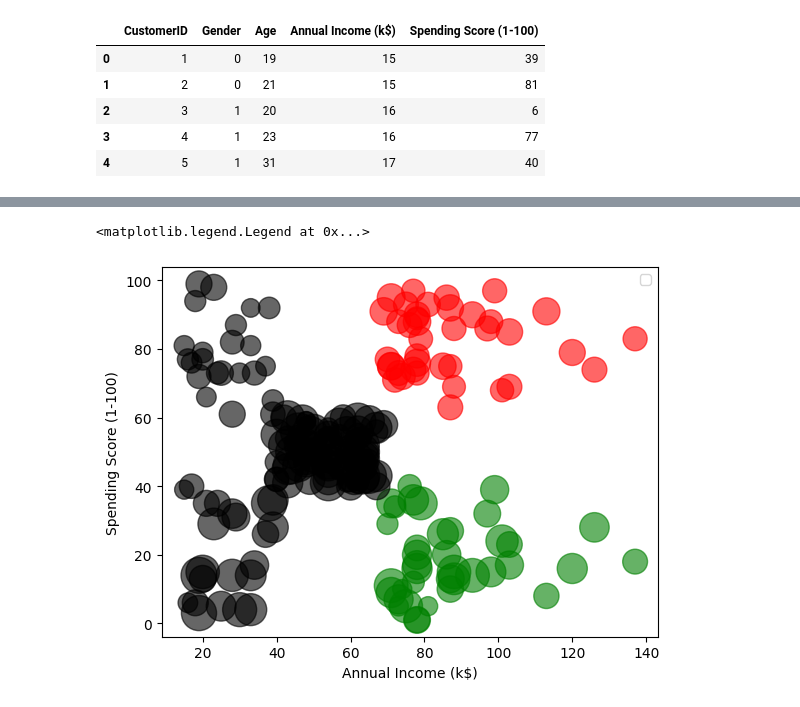
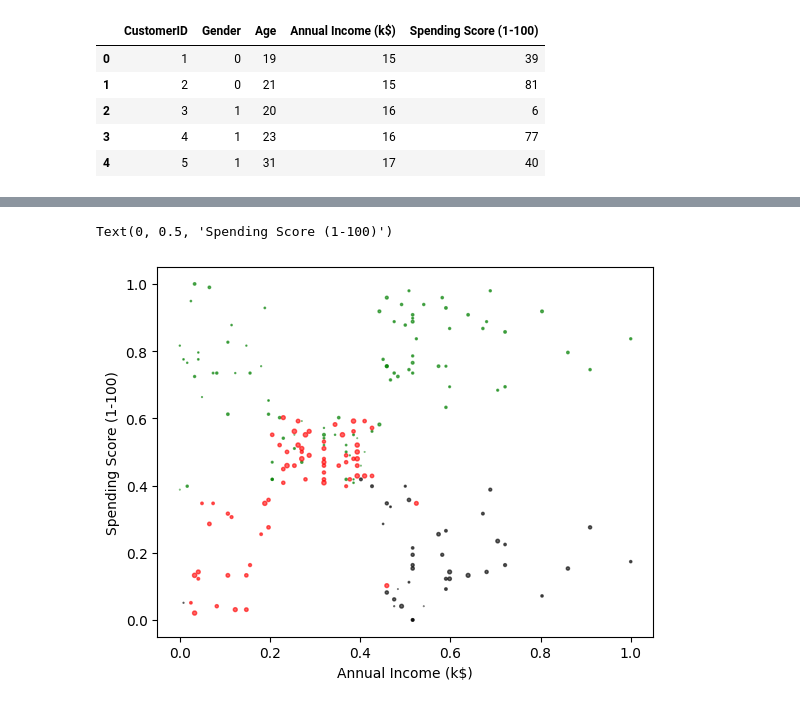
Before and after one commit to prasadsawant7/ML_Algorithms, a Jupyter notebook: Assignment.ipynb, the cells around one changed output, grey strips where cells are left out. Drawn from its saved outputs; the diff is of its cells as text; code cells hidden in the pictures.

```diff
--- a/Assignment.ipynb
+++ b/Assignment.ipynb
@@ -40,0 +21,4 @@ df.isnull()
+# %%
+print(df.isnull().sum())
+
+df = df.fillna(df.mean())
@@ -40,0 +32,13 @@ df.isnull()
+# %%
+scaler = MinMaxScaler()
+
+scaler.fit(df[['Age']])
+df.Age = scaler.transform(df[['Age']])
+
+scaler.fit(df[['Annual Income (k$)']])
+df['Annual Income (k$)'] = scaler.transform(df[['Annual Income (k$)']])
+
+scaler.fit(df[['Spending Score (1-100)']])
+df['Spending Score (1-100)'] = scaler.transform(df[['Spending Score (1-100)']])
+
+df
@@ -88,4 +73,15 @@ df
 # %%
+km = KMeans(n_clusters=3)
+km.n_init = 10
+y_predicted = km.fit_predict(df[['Age', 'Annual Income (k$)', 'Spending Score (1-100)']])
+df['cluster'] = y_predicted
+
+silhouette_avg = silhouette_score(df[['Annual Income (k$)', 'Spending Score (1-100)']], y_predicted)
+print("Silhouette Score:", silhouette_avg)
+
+inertia = km.inertia_
+print("Inertia:", inertia)
+
 df1 = df[df.cluster==0]
 df2 = df[df.cluster==1]
 df3 = df[df.cluster==2]
@@ -96,5 +92,4 @@ plt.scatter(df3['Annual Income (k$)'], df3['Spending Score (1-100)'], color='bla
 
 plt.xlabel('Annual Income (k$)')
 plt.ylabel('Spending Score (1-100)')
-plt.legend()
 # %% [output]
@@ -102,2 +98,2 @@ WARNING:matplotlib.legend:No artists with labels found to put in legend.  Note t
-<matplotlib.legend.Legend at 0x...>
+Text(0, 0.5, 'Spending Score (1-100)')
-[figure, old version]
+[figure, new version]
```
Also changed, not shown: parts of 25 cells of this notebook.
